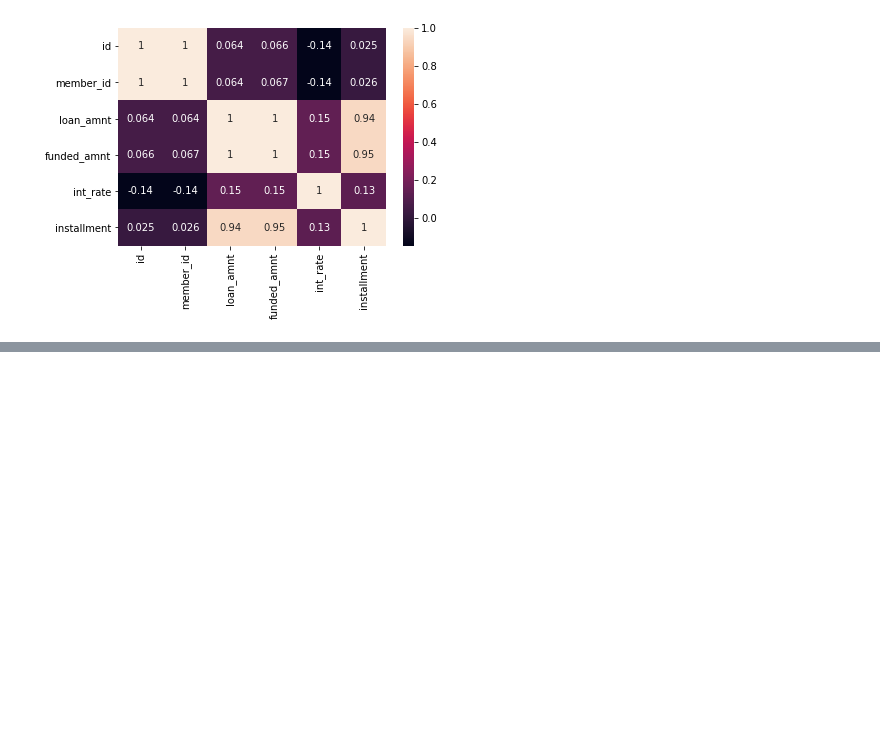
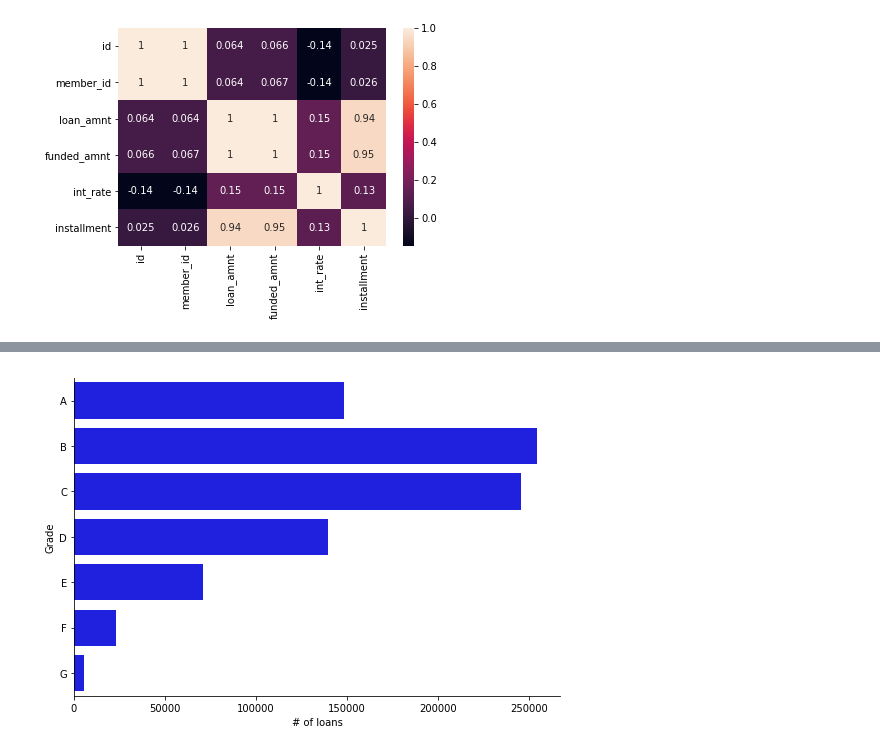
Before and after one commit to johnny12150/DSS_P2P, a Jupyter notebook: notebook/Grade - MLP.ipynb, the cells around one changed output, grey strips where cells are left out. Saved outputs shown, nothing was run; the diff lists cells and outputs as text; code cells hidden in the pictures; blank space fills up the shorter version.

```diff
--- a/notebook/Grade - MLP.ipynb
+++ b/notebook/Grade - MLP.ipynb
@@ -134,0 +161,5 @@ sns.heatmap(loan_corr, xticklabels = loan_corr.columns, yticklabels = loan_corr.
+# %%
+sns.catplot(y='grade', data=Loan_order, kind='count',
+               aspect=1.5, height=5, color='blue').set_axis_labels('# of loans', 'Grade');
+# %% [output]
+[figure, added]
```
Also changed, not shown: parts of 8 cells of this notebook.
